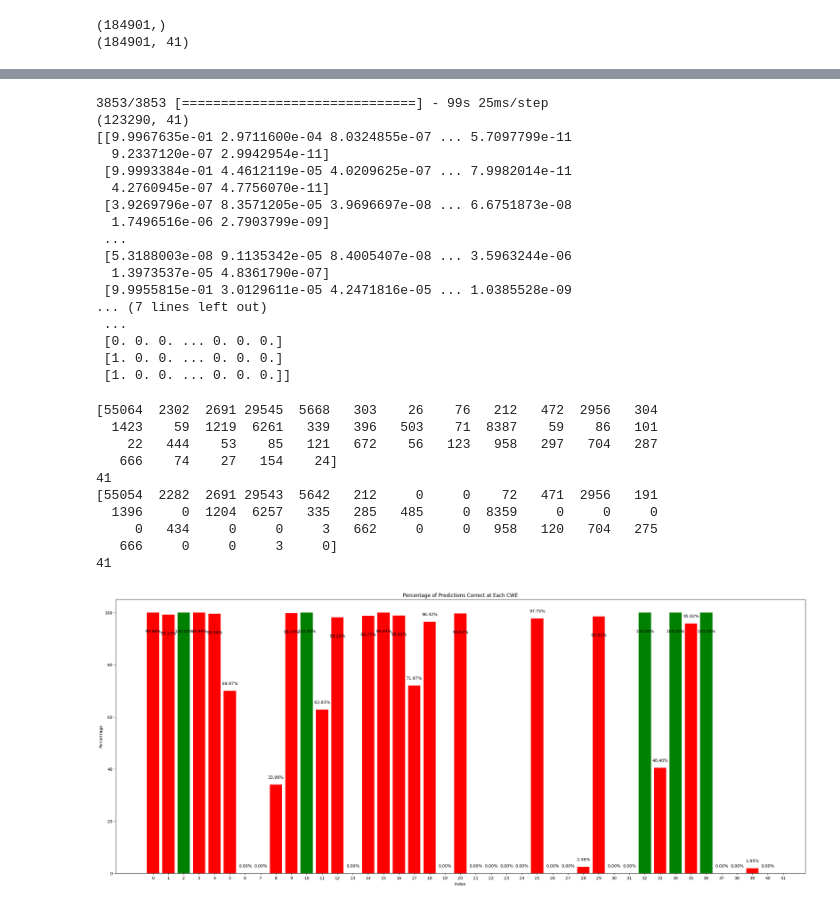
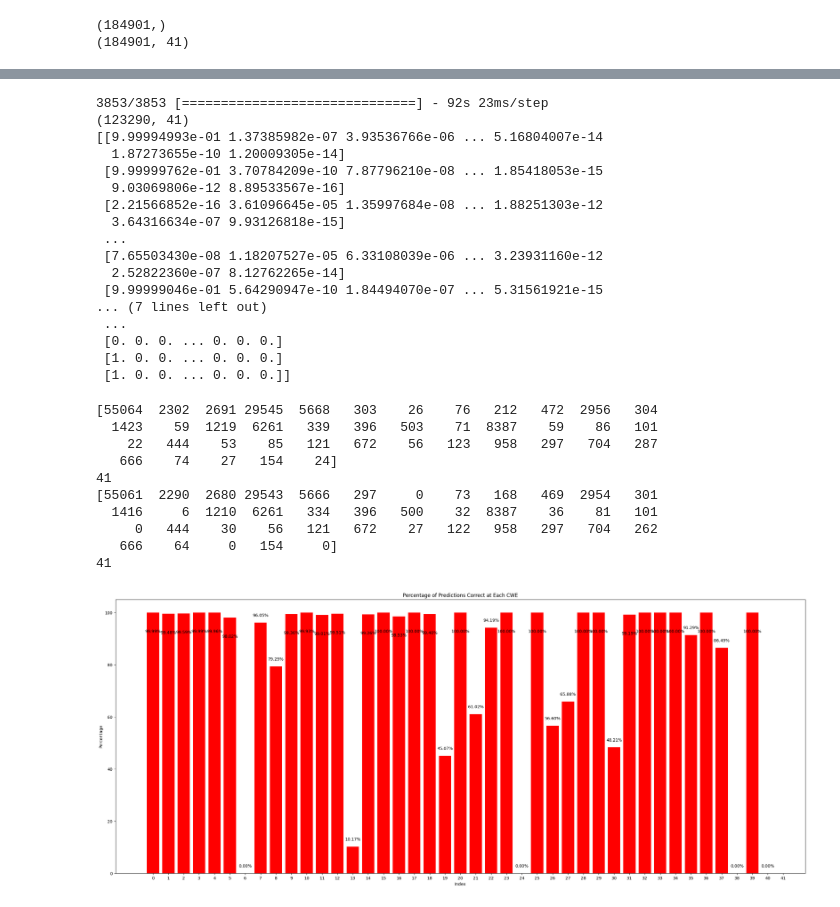
Before and after one commit to nguyenvuong1309/Do-an-lap-trinh-an-toan, a Jupyter notebook: BLSTM.ipynb, the cells around one changed output, grey strips where cells are left out. Drawn from its saved outputs; the diff is of its cells as text; code cells hidden in the pictures.

Commit message:
this model being train with train - test ratio is 60% - 40% and have data augmentation, non vulnerable - vulnerable ratio is 45% - 55%

```diff
--- a/BLSTM.ipynb
+++ b/BLSTM.ipynb
@@ -372,7 +372,7 @@ print(y_train.shape)
 (184901,)
 (184901, 41)
 # %%
-history = model.fit(X_train,y_train, epochs=1,
+history = model.fit(X_train,y_train, epochs=2,
                     # validation_data=test_dataset,
                     # validation_steps=30
                     )
@@ -398,18 +401,18 @@ print(y_pred)
 print(y_test.shape)
 print(y_test)
 # %% [output]
-3853/3853 [==============================] - 99s 25ms/step
+3853/3853 [==============================] - 92s 23ms/step
 (123290, 41)
-[[9.9967635e-01 2.9711600e-04 8.0324855e-07 ... 5.7097799e-11
-  9.2337120e-07 2.9942954e-11]
- [9.9993384e-01 4.4612119e-05 4.0209625e-07 ... 7.9982014e-11
-  4.2760945e-07 4.7756070e-11]
- [3.9269796e-07 8.3571205e-05 3.9696697e-08 ... 6.6751873e-08
-  1.7496516e-06 2.7903799e-09]
+[[9.99994993e-01 1.37385982e-07 3.93536766e-06 ... 5.16804007e-14
+  1.87273655e-10 1.20009305e-14]
+ [9.99999762e-01 3.70784209e-10 7.87796210e-08 ... 1.85418053e-15
+  9.03069806e-12 8.89533567e-16]
+ [2.21566852e-16 3.61096645e-05 1.35997684e-08 ... 1.88251303e-12
+  3.64316634e-07 9.93126818e-15]
  ...
- [5.3188003e-08 9.1135342e-05 8.4005407e-08 ... 3.5963244e-06
-  1.3973537e-05 4.8361790e-07]
- [9.9955815e-01 3.0129611e-05 4.2471816e-05 ... 1.0385528e-09
+ [7.65503430e-08 1.18207527e-05 6.33108039e-06 ... 3.23931160e-12
+  2.52822360e-07 8.12762265e-14]
+ [9.99999046e-01 5.64290947e-10 1.84494070e-07 ... 5.31561921e-15
 ... (7 lines left out)
  ...
  [0. 0. 0. ... 0. 0. 0.]
@@ -442,39 +445,39 @@ print(len(array_correct))
     22   444    53    85   121   672    56   123   958   297   704   287
    666    74    27   154    24]
 41
-[55054  2282  2691 29543  5642   212     0     0    72   471  2956   191
-  1396     0  1204  6257   335   285   485     0  8359     0     0     0
-     0   434     0     0     3   662     0     0   958   120   704   275
-   666     0     0     3     0]
+[55061  2290  2680 29543  5666   297     0    73   168   469  2954   301
+  1416     6  1210  6261   334   396   500    32  8387    36    81   101
+     0   444    30    56   121   672    27   122   958   297   704   262
+   666    64     0   154     0]
 41
 # %%
 import numpy as np
 import matplotlib.pyplot as plt
 
 # Example data
 labels = array_sum
 predictions = array_correct
 
 # Calculate the percentage of correct predictions for each index
 percentages = predictions * 100.0 / labels
 
 # Create a bar chart for each index
 fig, ax = plt.subplots(figsize=(30, 12))
-ax.bar(range(len(labels)), percentages, color=['green' if p == 100 else 'red' for p in percentages])
+ax.bar(range(len(labels)), percentages, color=['red'])
 ax.set_xlabel('Index')
 ax.set_ylabel('Percentage')
 ax.set_title('Percentage of Predictions Correct at Each CWE')
 
 ax.set_xticks(range(0, len(labels) + 1))
 
 # Display the percentage on top of the bars with adjusted position
 for i, v in enumerate(percentages):
     text_position = v + 2 if v < 98 else v - 8  # Adjust the position based on the value
     ax.text(i, text_position, f'{v:.2f}%', ha='center', va='bottom', color='black')
 
 plt.show()
 # %% [output]
-[figure, old version]
+[figure, new version]
 # %%
 import numpy as np
 import matplotlib.pyplot as plt
```
Also changed, not shown: parts of 7 cells of this notebook.
